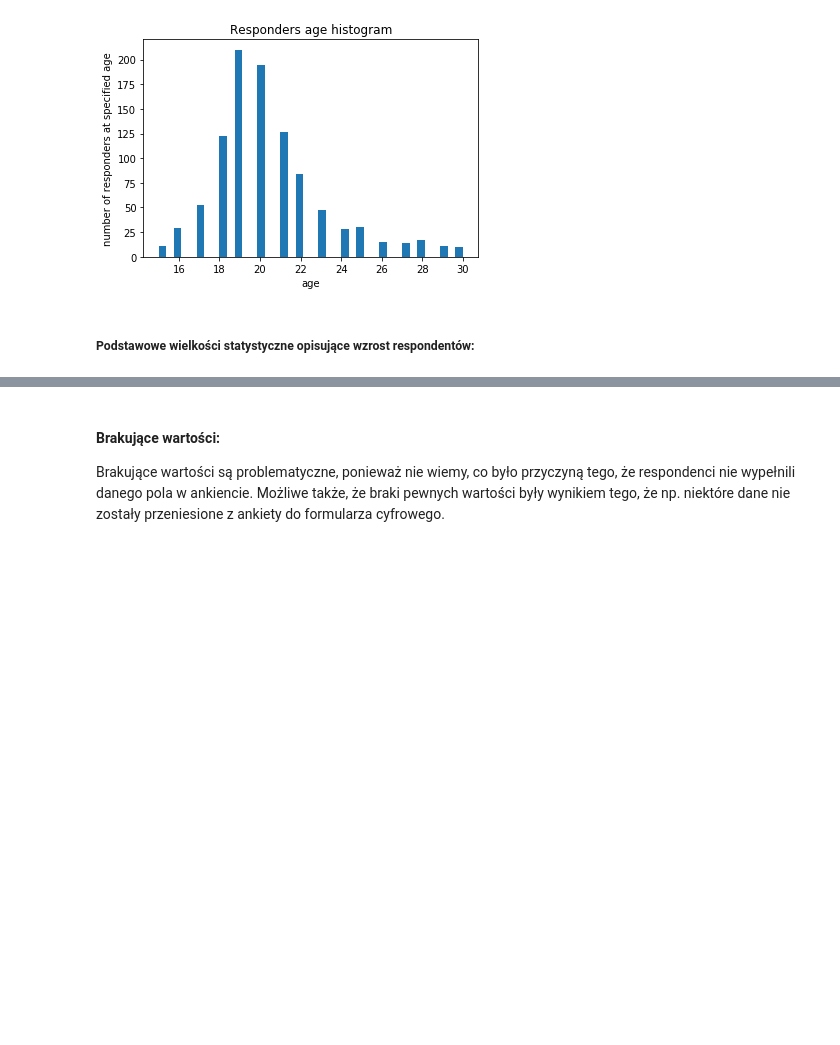
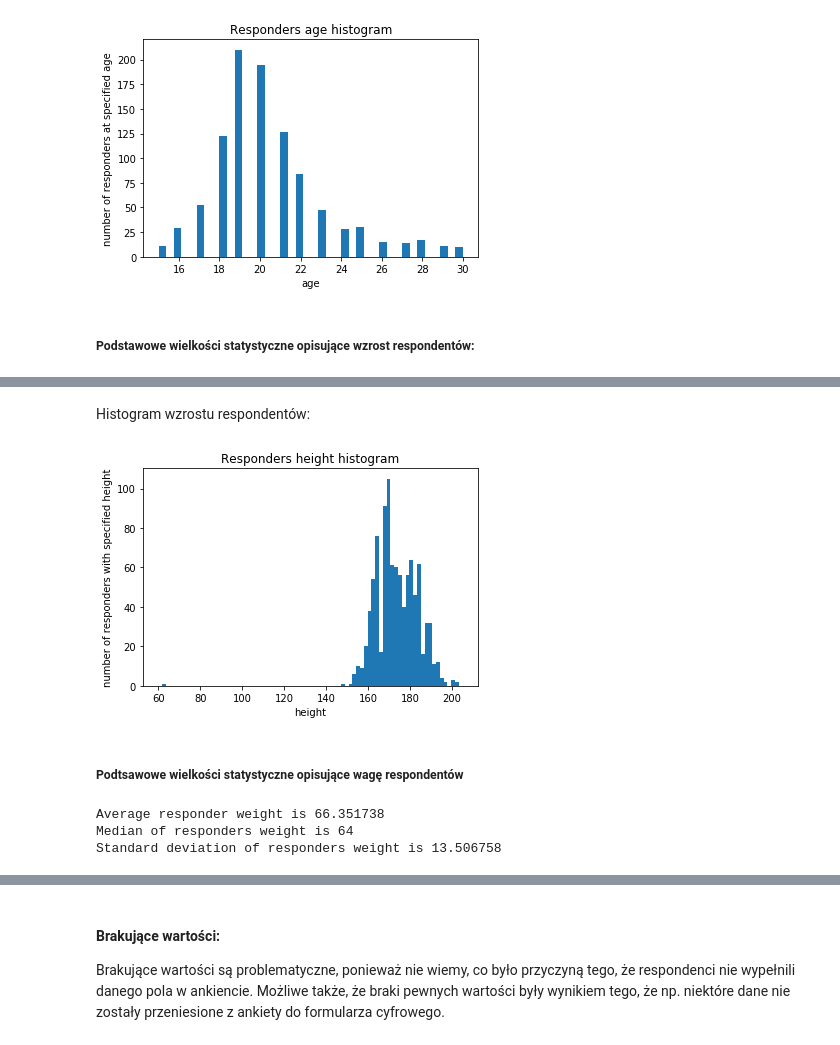
Before and after one commit to kaspiotr/YoungPeopleSurvey, a Jupyter notebook: Statystyka_Matematyczna_PKasprzyk_MKomar.ipynb, the cells around one changed output, grey strips where cells are left out. Cells and saved outputs as stored; diff of their text form; code cells hidden in the pictures; blank space fills up the shorter version.

```diff
--- a/Statystyka_Matematyczna_PKasprzyk_MKomar.ipynb
+++ b/Statystyka_Matematyczna_PKasprzyk_MKomar.ipynb
@@ -100,12 +98,15 @@ Histogram przedstawiający wiek respondentów:
 # %%
-def show_responders_age_histogram(data, bin_count=40):
-    plt.title("Responders age histogram")
-    plt.xlabel("age")
-    plt.ylabel("number of responders at specified age")
-    plt.hist(data, bins=bin_count, range=(15, 30))
+def show_responders_histogram(data, label, lower_bound, upper_bound, bin_count=plt.rcParams["hist.bins"]):
+    plt.title("Responders " + label + " histogram")
+    plt.xlabel(label)
+    if label == "age":
+        plt.ylabel("number of responders at specified age")
+    else:
+        plt.ylabel("number of responders with specified " + label)
+    plt.hist(data, bins=bin_count, range=(lower_bound, upper_bound))
     plt.show()
 
-show_responders_age_histogram(responders_ages)
+show_responders_histogram(responders_ages, "age", 15, 30, 40)
 # %% [output]
 [figure]
 # %% [markdown]
@@ -116,0 +145,26 @@ print("Standard deviation of responders height is %f" % stddev(responders_height
+# %% [markdown]
+Histogram wzrostu respondentów:
+# %%
+def show_responders_histogram(data, label, lower_bound, upper_bound, bin_count=plt.rcParams["hist.bins"]):
+    plt.title("Responders " + label + " histogram")
+    plt.xlabel(label)
+    if label == "age":
+        plt.ylabel("number of responders at specified age")
+    else:
+        plt.ylabel("number of responders with specified " + label)
+    plt.hist(data, bins=bin_count, range=(lower_bound, upper_bound))
+    plt.show()
+
+show_responders_histogram(responders_heights, "height", 60, 205, 80)
+# %% [output]
+[figure, added]
+# %% [markdown]
+##### Podtsawowe wielkości statystyczne opisujące wagę respondentów
+# %%
+print("Average responder weight is %f" % mean(responders_weights))
+print("Median of responders weight is %d" % median(responders_weights))
+print("Standard deviation of responders weight is %f" % stddev(responders_weights))
+# %% [output]
+Average responder weight is 66.351738
+Median of responders weight is 64
+Standard deviation of responders weight is 13.506758
```
Also changed, not shown: parts of 15 cells of this notebook.
